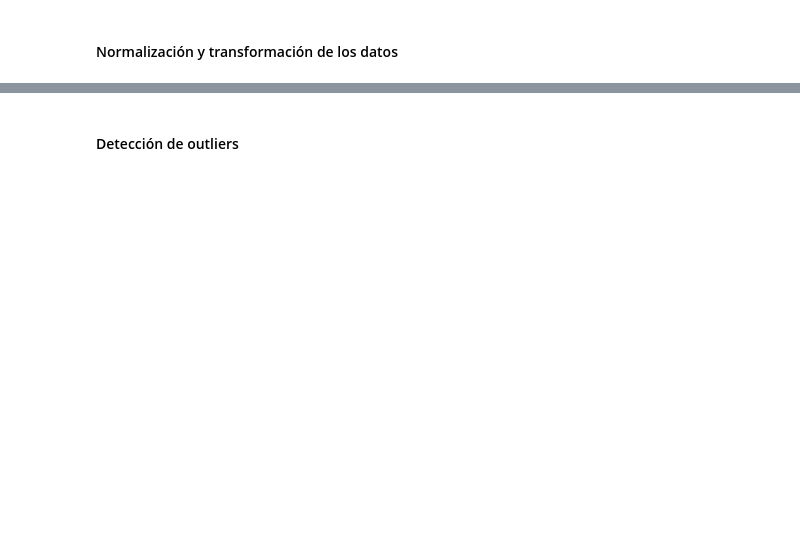
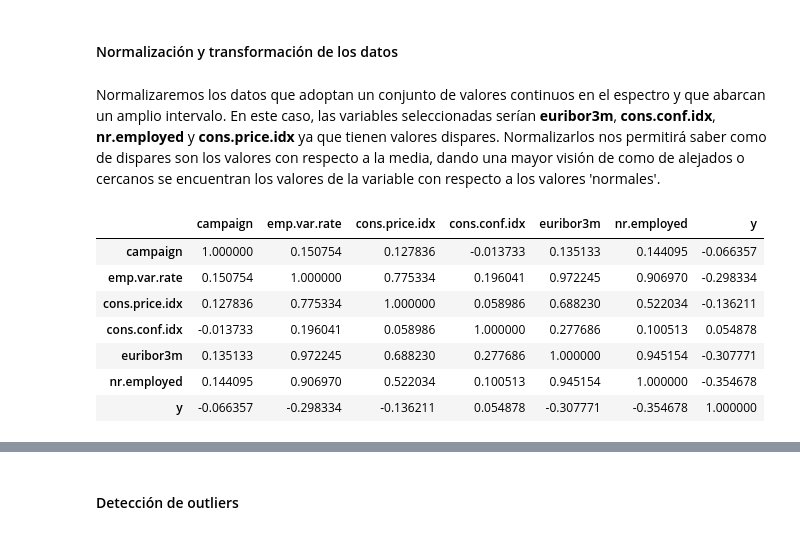
Before and after one commit to Javimh18/AnalisisFund, a Jupyter notebook: consultoria.ipynb, the cells around one changed output, grey strips where cells are left out. Drawn from its saved outputs; the diff is of its cells as text; code cells hidden in the pictures; blank space fills up the shorter version.

```diff
--- a/consultoria.ipynb
+++ b/consultoria.ipynb
@@ -272 +315,3 @@ df['pdays'] = df['pdays'].replace([999],['NaN'])
+# %% [markdown]
+Normalizaremos los datos que adoptan un conjunto de valores continuos en el espectro y que abarcan un amplio intervalo. En este caso, las variables seleccionadas serían __euribor3m__, __cons.conf.idx__, __nr.employed__ y __cons.price.idx__ ya que tienen valores dispares. Normalizarlos nos permitirá saber como de dispares son los valores con respecto a la media, dando una mayor visión de como de alejados o cercanos se encuentran los valores de la variable con respecto a los valores 'normales'.
 # %%
@@ -282,0 +327,19 @@ df['cons.conf.idx'] = minmax_norm(df['cons.conf.idx'])
+# %%
+# Ya con todas las variables categóricas transformadas, determinemos si hubiese falsos predictores
+# Para esto vamos a ver si alguna de los atributos numéricos tiene influye
+# decisivamente sobre la salida. De existir una fuerte correlación, habría que analizar
+# si se tratase o no se un falso predictor.
+
+# Para comprobarlo graficamente vamos a añadir a la matriz de correlación anterior la salida "y".
+df_pred = df_no_dur[['campaign','emp.var.rate','cons.price.idx','cons.conf.idx','euribor3m','nr.employed','y']]
+correlation_pred  = df_pred.corr()
+correlation_pred
+# %% [output]
+|  | campaign | emp.var.rate | cons.price.idx | cons.conf.idx | euribor3m | nr.employed | y |
+| campaign | 1.000000 | 0.150754 | 0.127836 | -0.013733 | 0.135133 | 0.144095 | -0.066357 |
+| emp.var.rate | 0.150754 | 1.000000 | 0.775334 | 0.196041 | 0.972245 | 0.906970 | -0.298334 |
+| cons.price.idx | 0.127836 | 0.775334 | 1.000000 | 0.058986 | 0.688230 | 0.522034 | -0.136211 |
+| cons.conf.idx | -0.013733 | 0.196041 | 0.058986 | 1.000000 | 0.277686 | 0.100513 | 0.054878 |
+| euribor3m | 0.135133 | 0.972245 | 0.688230 | 0.277686 | 1.000000 | 0.945154 | -0.307771 |
+| nr.employed | 0.144095 | 0.906970 | 0.522034 | 0.100513 | 0.945154 | 1.000000 | -0.354678 |
+| y | -0.066357 | -0.298334 | -0.136211 | 0.054878 | -0.307771 | -0.354678 | 1.000000 |
```
Also changed, not shown: parts of 28 cells of this notebook.
